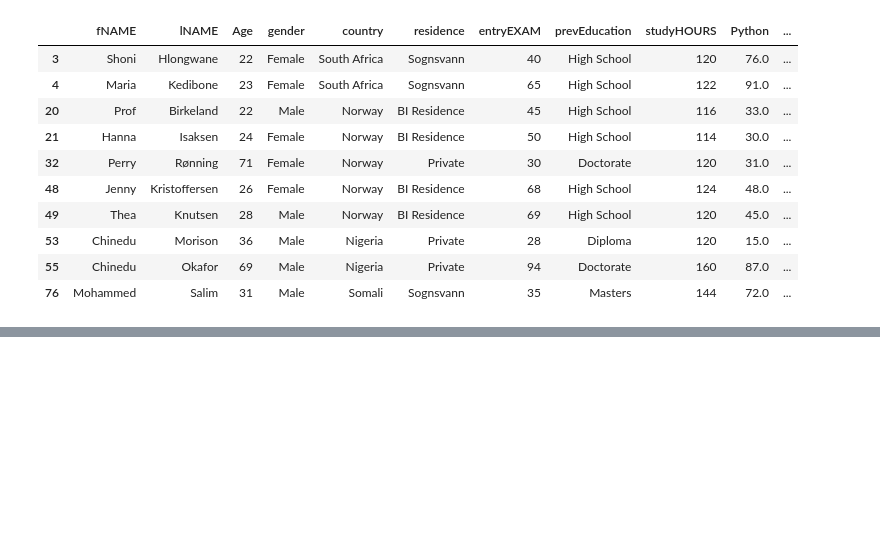
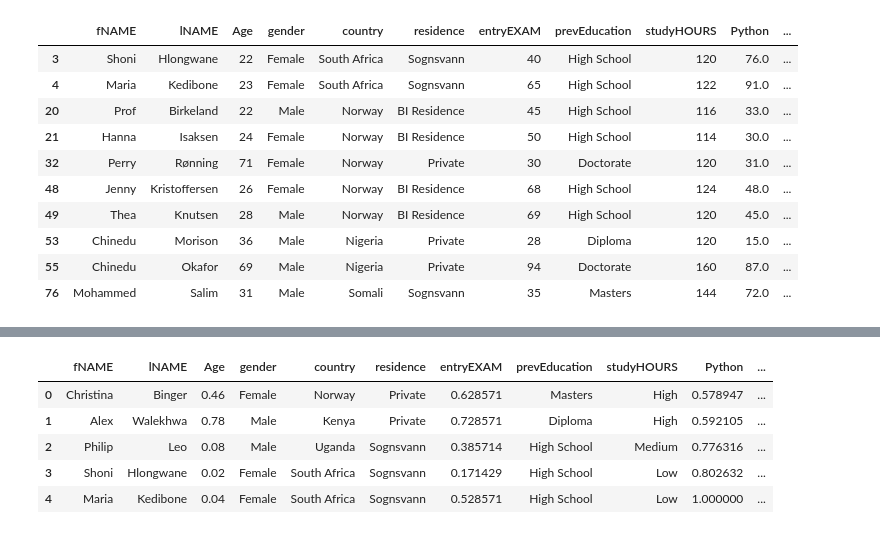
Before and after one commit to AhmMag93/Data-Cleaning-DEPI, a Jupyter notebook: Data Cleaning.ipynb, the cells around one changed output, grey strips where cells are left out. Saved outputs shown, nothing was run; the diff lists cells and outputs as text; code cells hidden in the pictures; blank space fills up the shorter version.

```diff
--- a/Data Cleaning.ipynb
+++ b/Data Cleaning.ipynb
@@ -413,0 +444,4 @@ df
+# %%
+scaler = MinMaxScaler()
+scaled = scaler.fit_transform(df[['Age','entryEXAM','Python','DB','programming average']])
+scaled
@@ -413,0 +466,10 @@ df
+# %%
+df[['Age','entryEXAM','Python','DB','programming average']] = scaled
+df.head()
+# %% [output]
+|  | fNAME | lNAME | Age | gender | country | residence | entryEXAM | prevEducation | studyHOURS | Python | ... |
+| 0 | Christina | Binger | 0.46 | Female | Norway | Private | 0.628571 | Masters | High | 0.578947 | ... |
+| 1 | Alex | Walekhwa | 0.78 | Male | Kenya | Private | 0.728571 | Diploma | High | 0.592105 | ... |
+| 2 | Philip | Leo | 0.08 | Male | Uganda | Sognsvann | 0.385714 | High School | Medium | 0.776316 | ... |
+| 3 | Shoni | Hlongwane | 0.02 | Female | South Africa | Sognsvann | 0.171429 | High School | Low | 0.802632 | ... |
+| 4 | Maria | Kedibone | 0.04 | Female | South Africa | Sognsvann | 0.528571 | High School | Low | 1.000000 | ... |
```
Also changed, not shown: parts of 13 cells of this notebook.
